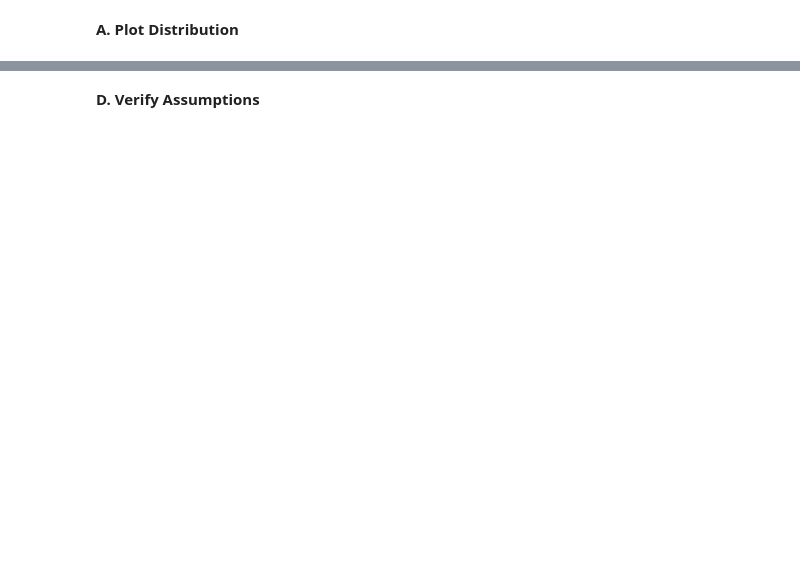
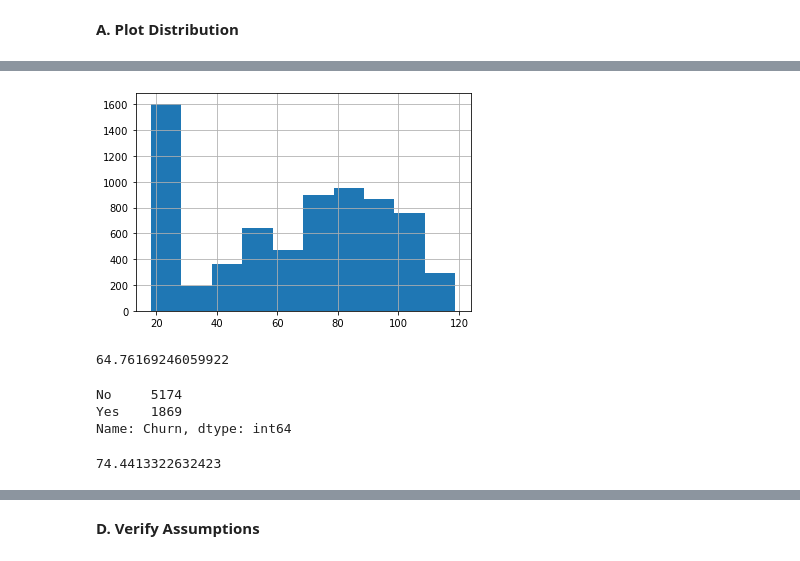
Before and after one commit to CodeupClassroom/leavitt-statistics-exercises, a Jupyter notebook: comparing_means.ipynb, the cells around one changed output, grey strips where cells are left out. Saved outputs shown, nothing was run; the diff lists cells and outputs as text; code cells hidden in the pictures; blank space fills up the shorter version.

```diff
--- a/comparing_means.ipynb
+++ b/comparing_means.ipynb
@@ -59,3 +85,4 @@ Is the mean of monthly charges of customers who churn significantly higher than
 We will use a 1-tailed ("significantly higher"), 1-sample (comparing 1 group to the average) t-test.
 # %%
 # read the csv file
+df = pd.read_csv('Cust_Churn_Telco.csv')
@@ -68,5 +163,8 @@ df.MonthlyCharges
 # %%
 # plot distribution of monthly charges
 
-
+df.MonthlyCharges.hist()
+plt.show()
 # Distribution of *ALL* customers in the data set's monthly charges
+# %% [output]
+[figure, added]
@@ -72,0 +173,14 @@ df.MonthlyCharges
+# %%
+μth
+# %% [output]
+64.76169246059922
+# %%
+df.Churn.value_counts()
+# %% [output]
+No     5174
+Yes    1869
+Name: Churn, dtype: int64
+# %%
+df[df.Churn == 'Yes'].MonthlyCharges.mean()
+# %% [output]
+74.4413322632423
```
Also changed, not shown: parts of 56 cells of this notebook.
